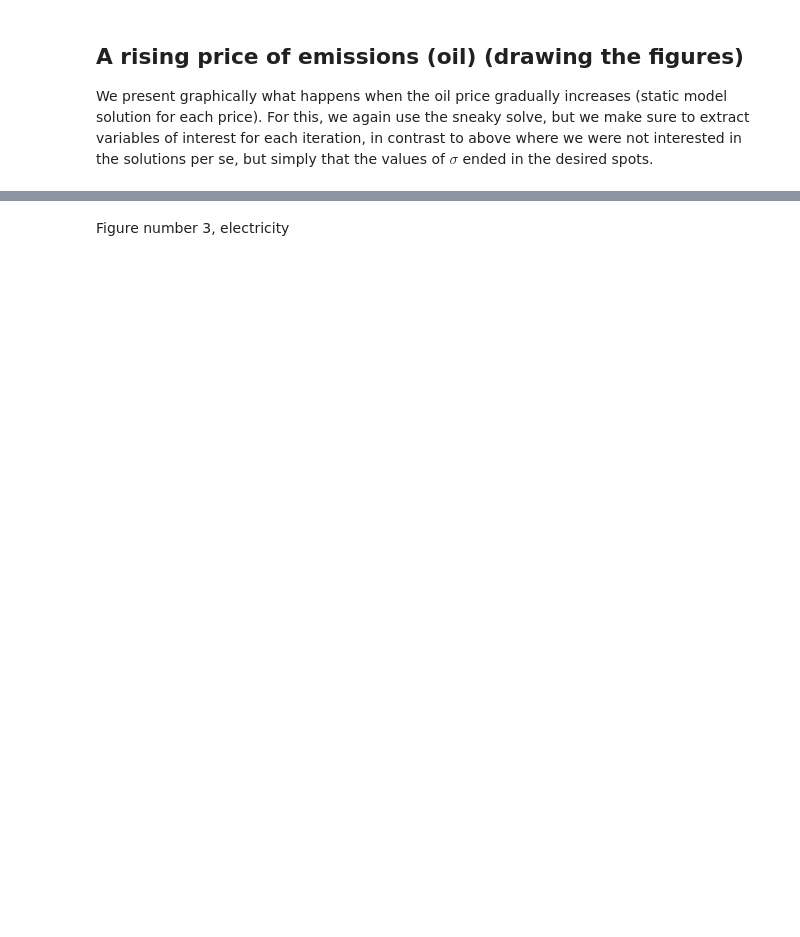
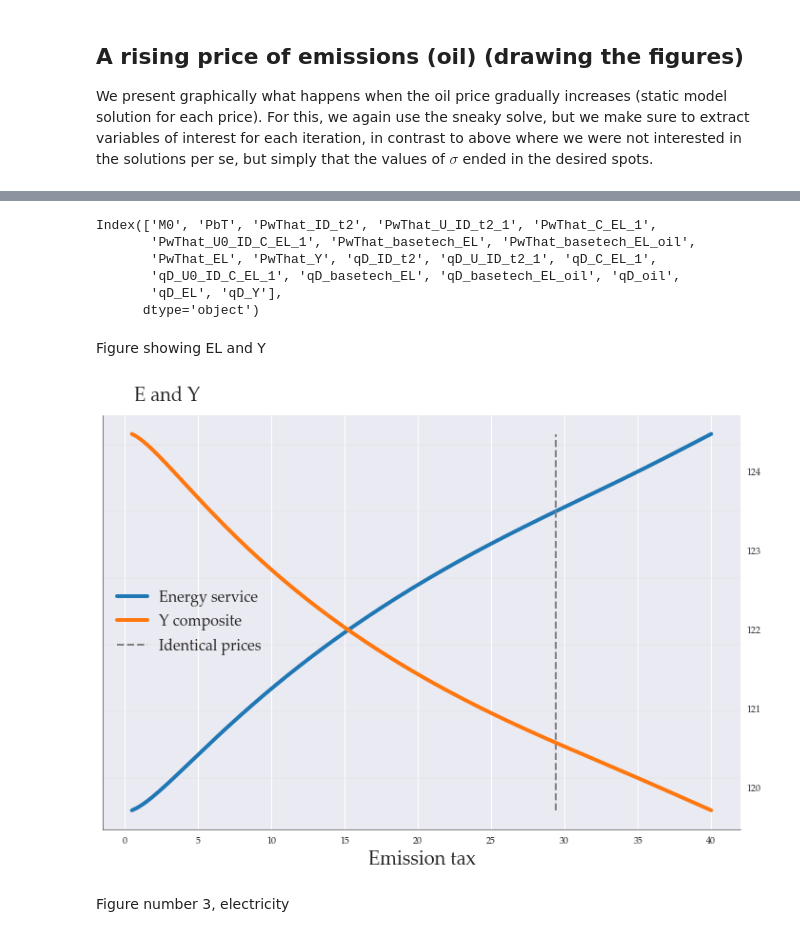
Before and after one commit to ChampionApe/GPM_v05, a Jupyter notebook: examples/Abatement/Abatement_simulation_figures.ipynb, the cells around one changed output, grey strips where cells are left out. Saved outputs shown, nothing was run; the diff lists cells and outputs as text; code cells hidden in the pictures; blank space fills up the shorter version.

```diff
--- a/examples/Abatement/Abatement_simulation_figures.ipynb
+++ b/examples/Abatement/Abatement_simulation_figures.ipynb
@@ -133,3 +193,35 @@ del fig, ax, ax2
+# %%
+df.columns
+# %% [output]
+Index(['M0', 'PbT', 'PwThat_ID_t2', 'PwThat_U_ID_t2_1', 'PwThat_C_EL_1',
+       'PwThat_U0_ID_C_EL_1', 'PwThat_basetech_EL', 'PwThat_basetech_EL_oil',
+       'PwThat_EL', 'PwThat_Y', 'qD_ID_t2', 'qD_U_ID_t2_1', 'qD_C_EL_1',
+       'qD_U0_ID_C_EL_1', 'qD_basetech_EL', 'qD_basetech_EL_oil', 'qD_oil',
+       'qD_EL', 'qD_Y'],
+      dtype='object')
+# %% [markdown]
+Figure showing EL and Y
+# %%
+fig = plt.figure(figsize=(12, 8))
+fig.add_subplot(1, 1, 1)
+ax = fig.get_axes()[0]
+col = "qD_EL"
+assert col in df.columns
+ax.plot(df.index, col, data=df, label=translate(col), linewidth=4, color=colors[0])
+ax2 = ax.twinx()
+col = "qD_Y"
+assert col in df.columns
+ax2.plot(df.index, col, data=df, label=translate(col), linewidth=4, color=colors[1])
+ax2.vlines(x=vlines, ymin=df[col].min(), ymax=df[col].max(), ls='--', color="grey", lw=2, label="Identical prices")
+lines, labels = ax.get_legend_handles_labels()
+lines = lines + ax2.get_legend_handles_labels()[0]
+labels = labels + ax2.get_legend_handles_labels()[1]
+ax.legend(lines, labels, fontsize=16, loc="center left")
+format_double_axes(ax, ax2, "Emission tax", "E and Y", hide_ticks=False)
+# fig.savefig("oil_" + catalog + ".pdf", bbox_inches="tight", transparent=True, facecolor="none", edgecolor='none')
+del fig, ax, ax2
+# %% [output]
+[figure, added]
 # %% [markdown]
 Figure number 3, electricity
 # %%
```
Also changed, not shown: parts of 15 cells of this notebook, 28 other files.
